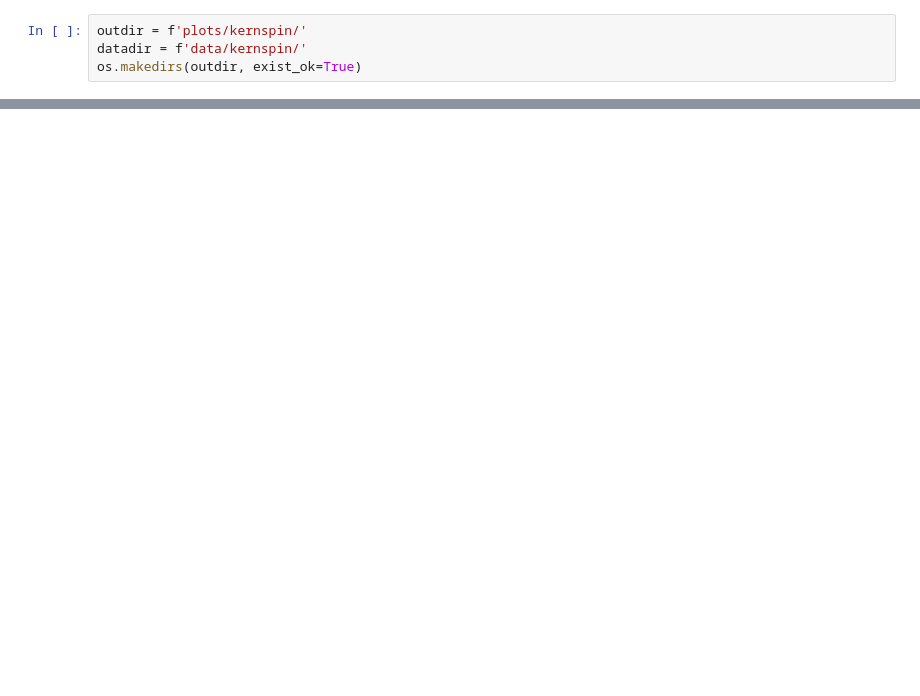
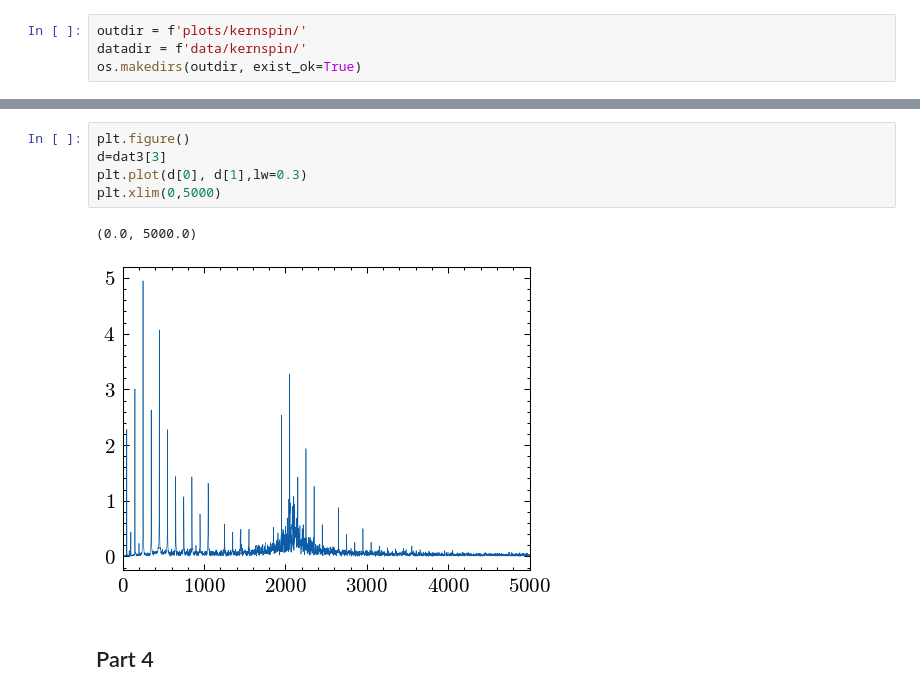
Before and after one commit to emhl/FP2, a Jupyter notebook: kernspin.ipynb, the cells around one changed output, grey strips where cells are left out. Drawn from its saved outputs; the diff is of its cells as text; blank space fills up the shorter version.

```diff
--- a/kernspin.ipynb
+++ b/kernspin.ipynb
@@ -36,0 +89,10 @@ os.makedirs(outdir, exist_ok=True)
+# %%
+plt.figure()
+d=dat3[3]
+plt.plot(d[0], d[1],lw=0.3)
+plt.xlim(0,5000)
+# %% [output]
+(0.0, 5000.0)
+[figure, added]
+# %% [markdown]
+## Part 4
```
Also changed, not shown: parts of 44 cells of this notebook.
